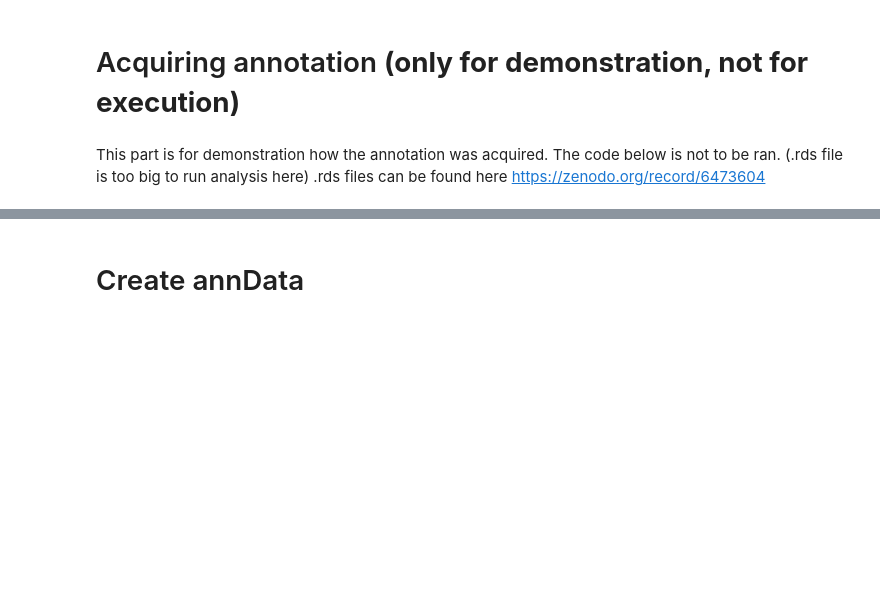
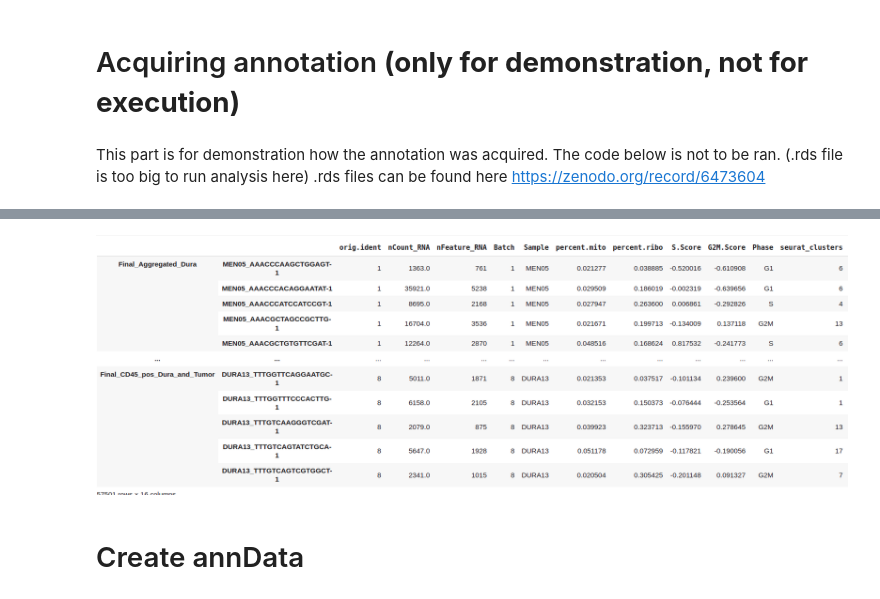
Before and after one commit to bio-snippets/NGS_sc, a Jupyter notebook: NGS_scRNA_ivanov.ipynb, the cells around one changed output, grey strips where cells are left out. Drawn from its saved outputs; the diff is of its cells as text; code cells hidden in the pictures; blank space fills up the shorter version.

```diff
--- a/NGS_scRNA_ivanov.ipynb
+++ b/NGS_scRNA_ivanov.ipynb
@@ -97,5 +85,7 @@ This part is for demonstration how the annotation was acquired. The code below i
 # %%
-Image('006.png')
+Image('/content/NGS_sc/006.png')
+# %% [output]
+[figure, added]
 # %%
 #del ann
 # %% [markdown]
```
Also changed, not shown: parts of 72 cells of this notebook.
